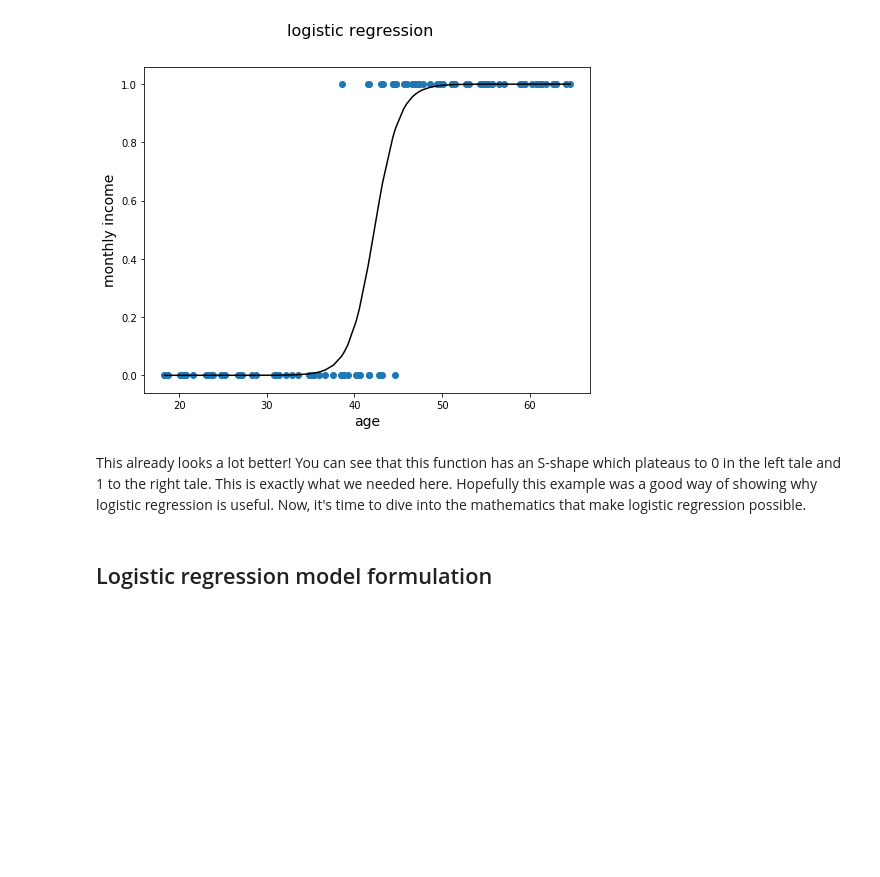
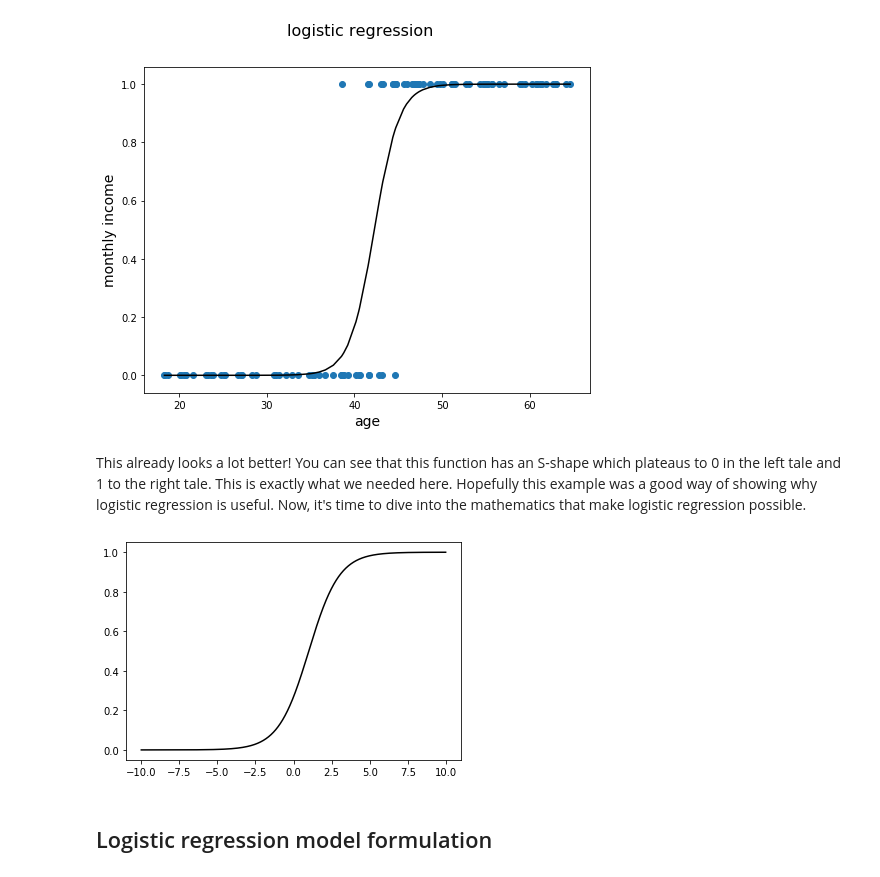
Before and after one commit to GitHub-ccd/Flatiron_MOD_3, a Jupyter notebook: S25_Logistic_Regression_confusionMatrix/dsc-linear-to-logistic-regression-onl01-dtsc-ft-030220/index.ipynb, the cells around one changed output. Drawn from its saved outputs; the diff is of its cells as text; code cells hidden in the pictures; blank space fills up the shorter version.

```diff
--- a/S25_Logistic_Regression_confusionMatrix/dsc-linear-to-logistic-regression-onl01-dtsc-ft-030220/index.ipynb
+++ b/S25_Logistic_Regression_confusionMatrix/dsc-linear-to-logistic-regression-onl01-dtsc-ft-030220/index.ipynb
@@ -138,6 +138,13 @@ plt.show()
 [figure]
 # %% [markdown]
 This already looks a lot better! You can see that this function has an S-shape which plateaus to 0 in the left tale and 1 to the right tale. This is exactly what we needed here. Hopefully this example was a good way of showing why logistic regression is useful. Now, it's time to dive into the mathematics that make logistic regression possible.
+# %%
+# what does the sigmoid function look like
+x = np.arange(-10.0, 10.0, 0.01)
+plt.plot(x, (1 / (1 + np.exp(-(1*x - 1)))), c='black')
+plt.show()
+# %% [output]
+[figure, added]
 # %% [markdown]
 ## Logistic regression model formulation
 # %% [markdown]
```
Also changed, not shown: parts of 5 cells of this notebook, 2 other files.
